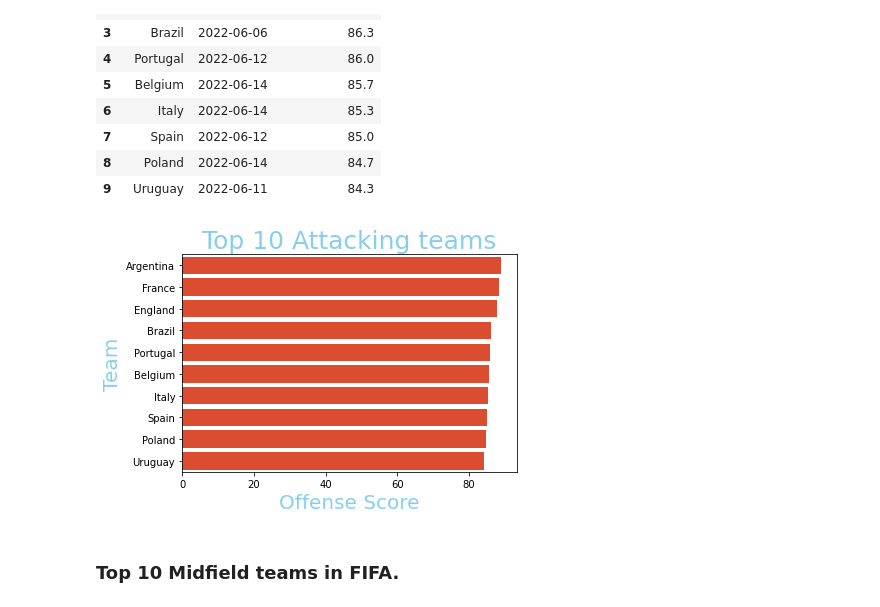
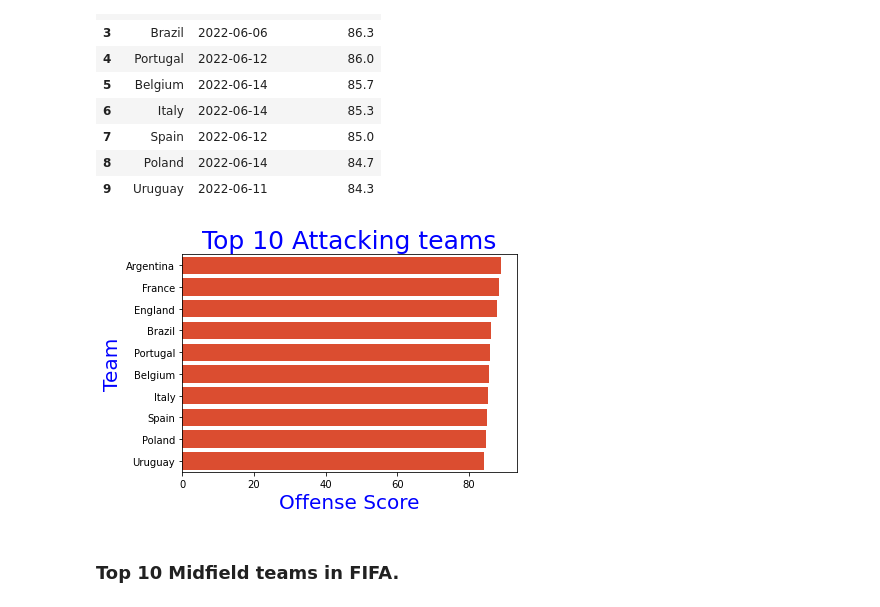
Before and after one commit to Dalton-Rohil/FIFA-2022-Predictions, a Jupyter notebook: Data Preparation & EDA.ipynb, the cells around one changed output. Saved outputs shown, nothing was run; the diff lists cells and outputs as text; code cells hidden in the pictures.

```diff
--- a/Data Preparation & EDA.ipynb
+++ b/Data Preparation & EDA.ipynb
@@ -138,11 +138,11 @@ fifa_offense_top10
 | 9 | Uruguay | 2022-06-11 | 84.3 |
 # %%
 sns.barplot(data=fifa_offense_top10, x='offense_score', y='team', color="#f73a14")
-plt.xlabel('Offense Score', size = 20, color = "skyblue")
-plt.ylabel('Team', size = 20, color = "skyblue")
-plt.title("Top 10 Attacking teams" , size = 25, color = "skyblue");
+plt.xlabel('Offense Score', size = 20, color = "blue")
+plt.ylabel('Team', size = 20, color = "blue")
+plt.title("Top 10 Attacking teams" , size = 25, color = "blue");
 # %% [output]
-[figure, old version]
+[figure, new version]
 # %% [markdown]
 ### Top 10 Midfield teams in FIFA.
 # %%
```
Also changed, not shown: parts of 58 cells of this notebook.
